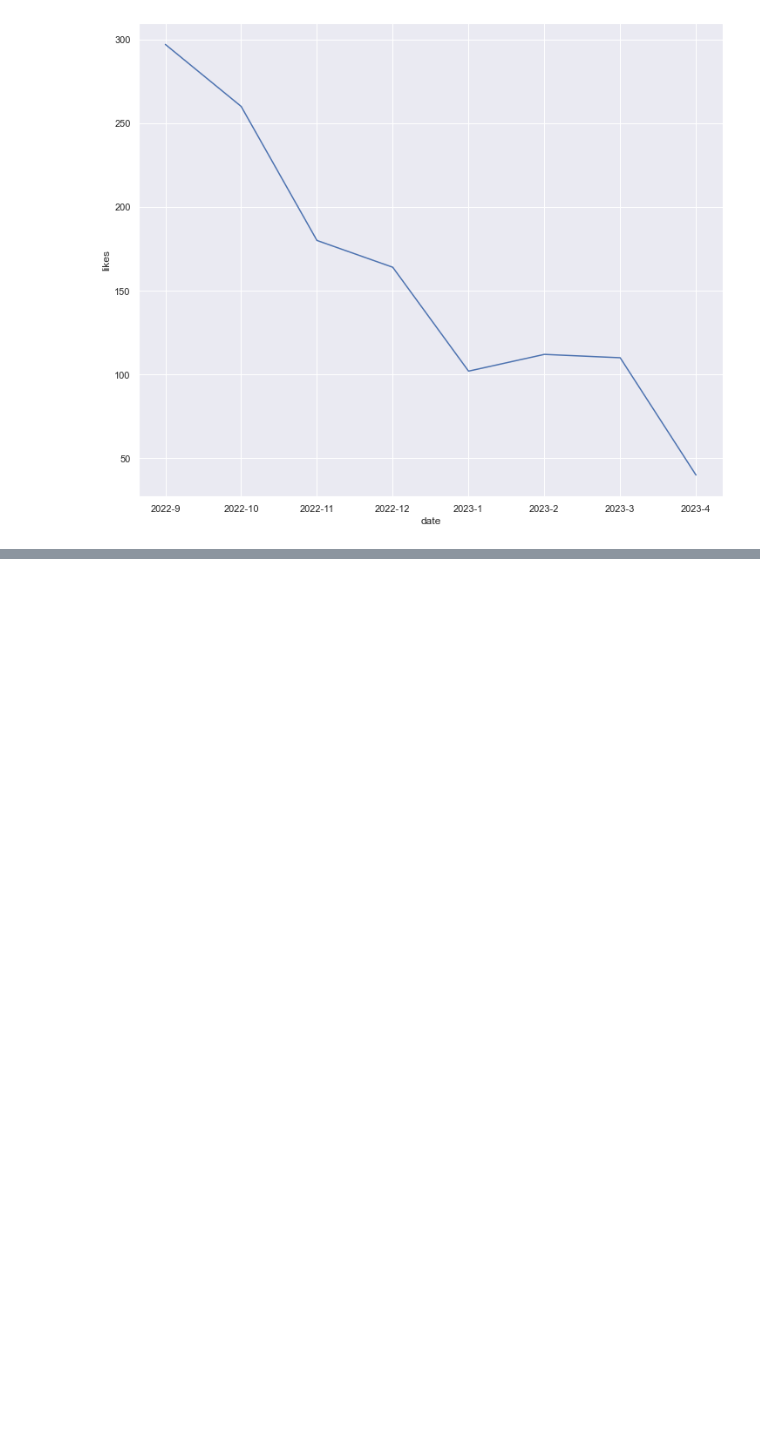
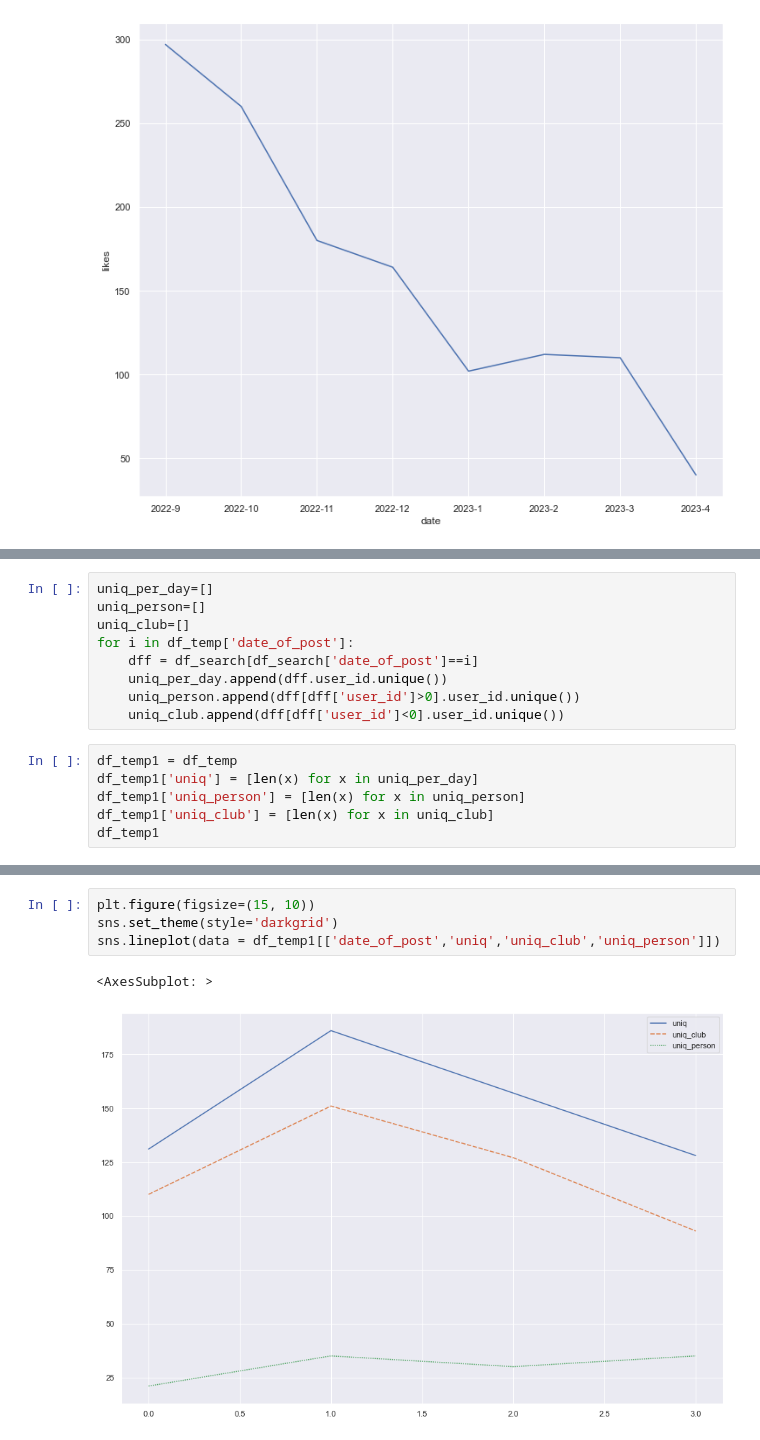
Before and after one commit to Romaman007/pro2, a Jupyter notebook: in_py/grap.ipynb, the cells around one changed output, grey strips where cells are left out. Drawn from its saved outputs; the diff is of its cells as text; blank space fills up the shorter version.

```diff
--- a/in_py/grap.ipynb
+++ b/in_py/grap.ipynb
@@ -259,0 +316,15 @@ sns.lineplot(data = df_first,x='date',y='likes')
+# %%
+uniq_per_day=[]
+uniq_person=[]
+uniq_club=[]
+for i in df_temp['date_of_post']:
+    dff = df_search[df_search['date_of_post']==i]
+    uniq_per_day.append(dff.user_id.unique())
+    uniq_person.append(dff[dff['user_id']>0].user_id.unique())
+    uniq_club.append(dff[dff['user_id']<0].user_id.unique())
+# %%
+df_temp1 = df_temp
+df_temp1['uniq'] = [len(x) for x in uniq_per_day]
+df_temp1['uniq_person'] = [len(x) for x in uniq_person]
+df_temp1['uniq_club'] = [len(x) for x in uniq_club]
+df_temp1
@@ -259,0 +337,7 @@ sns.lineplot(data = df_first,x='date',y='likes')
+# %%
+plt.figure(figsize=(15, 10))
+sns.set_theme(style='darkgrid')
+sns.lineplot(data = df_temp1[['date_of_post','uniq','uniq_club','uniq_person']])
+# %% [output]
+<AxesSubplot: >
+[figure, added]
```
Also changed, not shown: parts of 7 cells of this notebook.
